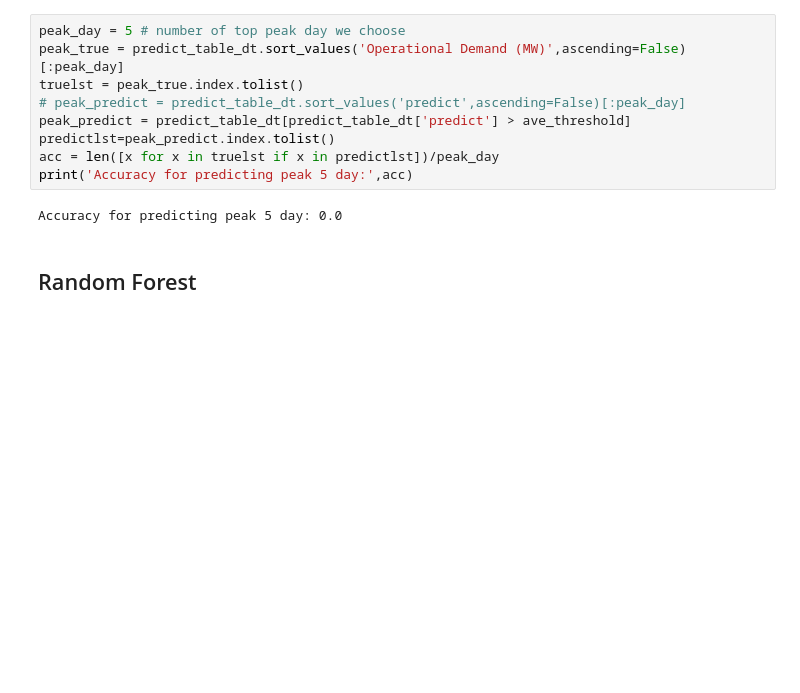
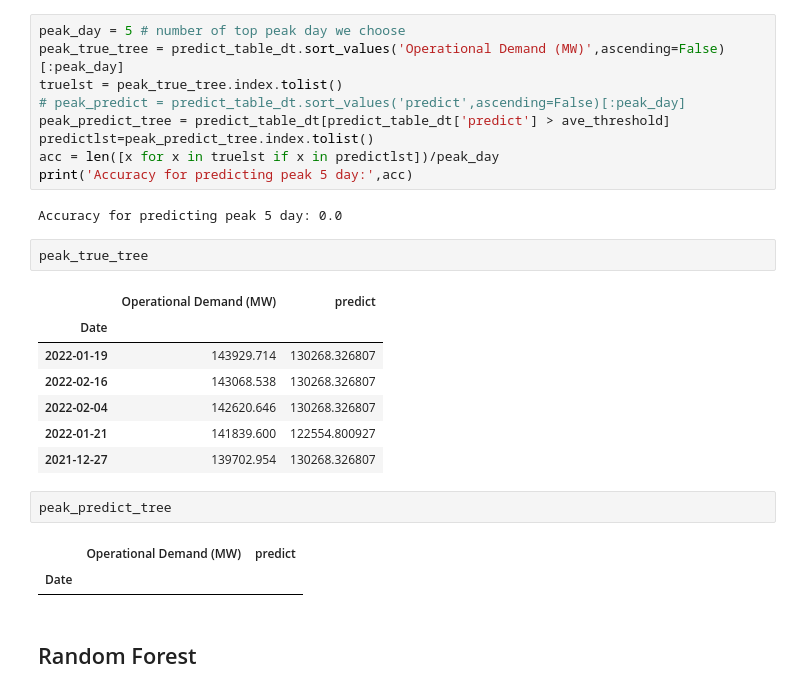
Before and after one commit to UWADSCapstoneUnit/Energy-Usage-Prediction-Project, a Jupyter notebook: Zheyu/Model/BOM/BOM_model.ipynb, the cells around one changed output. Cells and saved outputs as stored; diff of their text form; blank space fills up the shorter version.

```diff
--- a/Zheyu/Model/BOM/BOM_model.ipynb
+++ b/Zheyu/Model/BOM/BOM_model.ipynb
@@ -250,15 +250,30 @@ plt.show()
 [figure]
 # %%
 peak_day = 5 # number of top peak day we choose
-peak_true = predict_table_dt.sort_values('Operational Demand (MW)',ascending=False)[:peak_day]
-truelst = peak_true.index.tolist()
+peak_true_tree = predict_table_dt.sort_values('Operational Demand (MW)',ascending=False)[:peak_day]
+truelst = peak_true_tree.index.tolist()
 # peak_predict = predict_table_dt.sort_values('predict',ascending=False)[:peak_day]
-peak_predict = predict_table_dt[predict_table_dt['predict'] > ave_threshold]
-predictlst=peak_predict.index.tolist()
+peak_predict_tree = predict_table_dt[predict_table_dt['predict'] > ave_threshold]
+predictlst=peak_predict_tree.index.tolist()
 acc = len([x for x in truelst if x in predictlst])/peak_day
 print('Accuracy for predicting peak 5 day:',acc)
 # %% [output]
 Accuracy for predicting peak 5 day: 0.0
+# %%
+peak_true_tree
+# %% [output]
+|  | Operational Demand (MW) | predict |
+| Date |  |  |
+| 2022-01-19 | 143929.714 | 130268.326807 |
+| 2022-02-16 | 143068.538 | 130268.326807 |
+| 2022-02-04 | 142620.646 | 130268.326807 |
+| 2022-01-21 | 141839.600 | 122554.800927 |
+| 2021-12-27 | 139702.954 | 130268.326807 |
+# %%
+peak_predict_tree
+# %% [output]
+|  | Operational Demand (MW) | predict |
+| Date |  |  |
 # %% [markdown]
 ## Random Forest
 # %%
```
Also changed, not shown: parts of 9 cells of this notebook.
